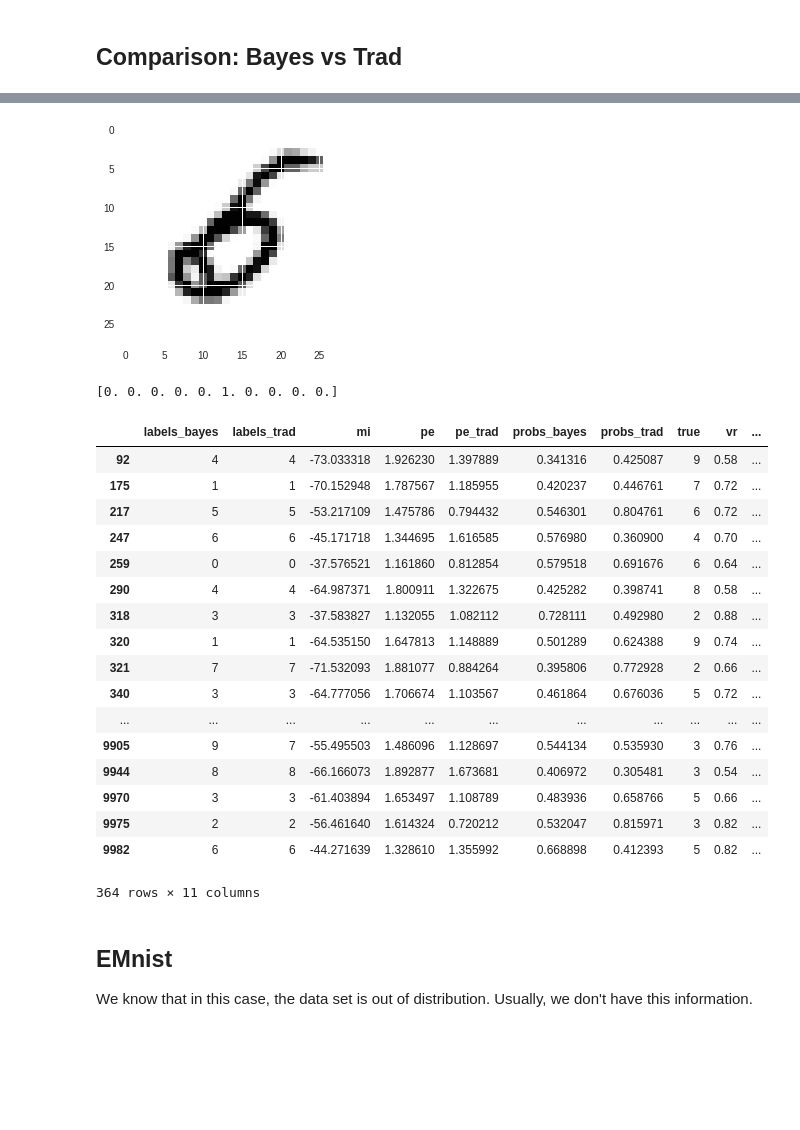
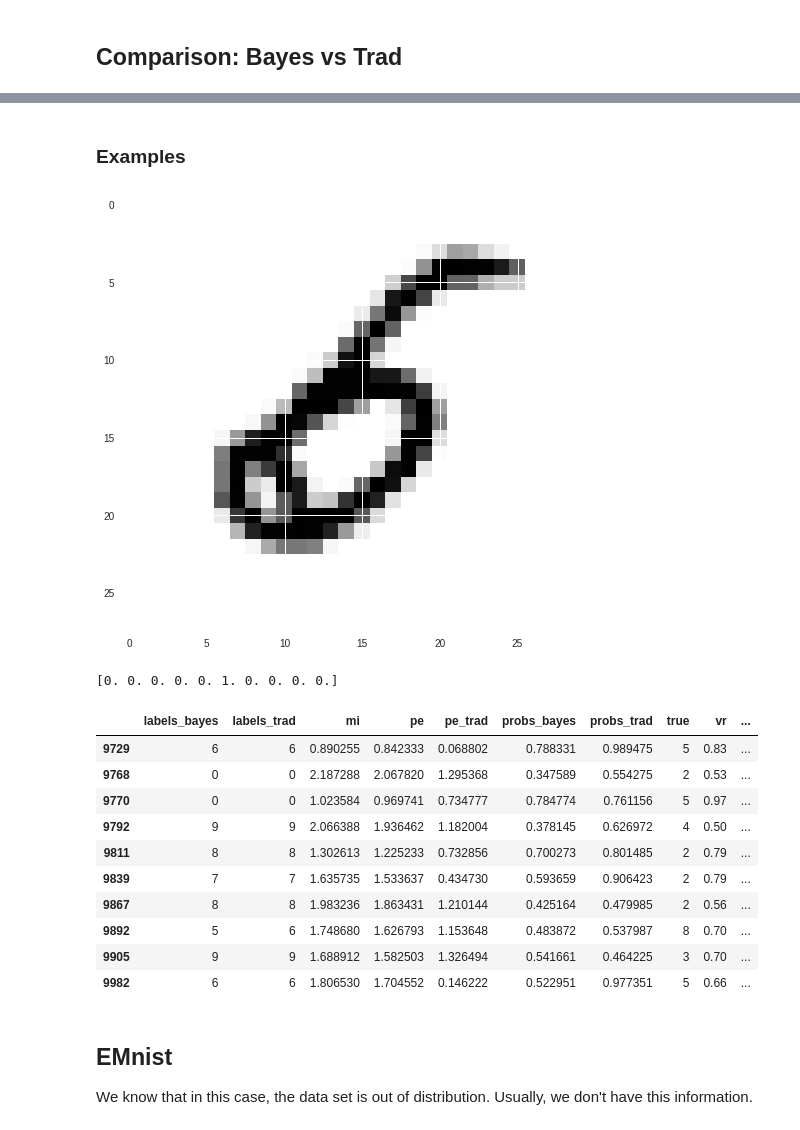
Before and after one commit to philarnold4242/test_Python, a Jupyter notebook: Bayesian_DL_ConvNet_Mnist.ipynb, the cells around one changed output, grey strips where cells are left out. Saved outputs shown, nothing was run; the diff lists cells and outputs as text; code cells hidden in the pictures; blank space fills up the shorter version.

```diff
--- a/Bayesian_DL_ConvNet_Mnist.ipynb
+++ b/Bayesian_DL_ConvNet_Mnist.ipynb
@@ -4,8 +4,8 @@
 # Chapter 4 - Convolutional Neural Nets<br>
 https://www.tensorflow.org/tutorials/deep_cnn
 # %%
-N = 50 # Number of samples for forward pass
-Ntrain_steps = 500
+N = 100 # Number of samples for forward pass
+Ntrain_steps = 2000
 bayesian_keep_prob = 0.8
 # %%
 from google.colab import drive
@@ -88,9 +88,9 @@ def mut_inf(x):
         # Calculate conditional entropy
         p = x[:,n,:] + pc
         logp = np.log(p)
-        ce = np.sum(np.multiply(p,logp))
+        ce = np.mean(np.multiply(p,logp))
 
-        mis[n] = 1/T * pe + ce
+        mis[n] = pe - ce
 
     return mis
 # %% [markdown]
@@ -439,10 +479,12 @@ df.head()
 # %%
+plt.rcParams["figure.figsize"] = (8,8)
+
 def abline(slope, intercept):
     """Plot a line from slope and intercept"""
     axes = plt.gca()
     x_vals = np.array(axes.get_xlim())
     y_vals = intercept + slope * x_vals
-    plt.plot(x_vals, y_vals, '--', color = "red")
+    plt.plot(x_vals, y_vals, '--', color = "black")
 
 # Best guess
 # Traditional approach is much more confidennt than Bayesian approach
@@ -451,5 +493,7 @@ ax.set_xlim(0.2, 1)
 ax.set_ylim(0.2, 1)
 ax.set_xlabel("Softmax point estimate for probability")
 ax.set_ylabel("Bayesian point estimate for probability")
+plt.title("All predictions")
+
 abline(1, 0)
 # %% [output]
@@ -531,0 +595,9 @@ Text(0,0.5,'Fraction >= x')
+# %%
+plt.rcParams["figure.figsize"] = (8,8)
+si = 3
+plt.scatter(uncer_bayes_correct.index, uncer_bayes_correct, color="green", s=si)
+plt.scatter(uncer_bayes_wrong.index, uncer_bayes_wrong, color="red", s=si)
+plt.title("Mutual Information: Bayes")
+plt.xlabel("x: Mutual Information")
+plt.ylabel("Fraction >= x")
+plt.axvline(0.78)
@@ -532,31 +607,27 @@ Text(0,0.5,'Fraction >= x')
+# %% [markdown]
+### Examples
 # %%
 k = 9729
-# 9729	6	6	-36.121928	0.768686	0.829598	0.995529	5	0.82	False	False
+# 9729	6	6	mi=0.82	pe=0.79	pe_trad=0.003	prob_b=0.83	prob_t=0.99	ref=5	vr=0.82
+
 plt.imshow(mnist.test.images[k].reshape(28,28))
 plt.show()
 print(mnist.test.labels[k])
-df_both_wrong
+df_both_wrong.tail(n=10)
 # %% [output]
-[figure, old version]
+[figure, new version]
 [0. 0. 0. 0. 0. 1. 0. 0. 0. 0.]
 |  | labels_bayes | labels_trad | mi | pe | pe_trad | probs_bayes | probs_trad | true | vr | ... |
-| 92 | 4 | 4 | -73.033318 | 1.926230 | 1.397889 | 0.341316 | 0.425087 | 9 | 0.58 | ... |
-| 175 | 1 | 1 | -70.152948 | 1.787567 | 1.185955 | 0.420237 | 0.446761 | 7 | 0.72 | ... |
-| 217 | 5 | 5 | -53.217109 | 1.475786 | 0.794432 | 0.546301 | 0.804761 | 6 | 0.72 | ... |
-| 247 | 6 | 6 | -45.171718 | 1.344695 | 1.616585 | 0.576980 | 0.360900 | 4 | 0.70 | ... |
-| 259 | 0 | 0 | -37.576521 | 1.161860 | 0.812854 | 0.579518 | 0.691676 | 6 | 0.64 | ... |
-| 290 | 4 | 4 | -64.987371 | 1.800911 | 1.322675 | 0.425282 | 0.398741 | 8 | 0.58 | ... |
-| 318 | 3 | 3 | -37.583827 | 1.132055 | 1.082112 | 0.728111 | 0.492980 | 2 | 0.88 | ... |
-| 320 | 1 | 1 | -64.535150 | 1.647813 | 1.148889 | 0.501289 | 0.624388 | 9 | 0.74 | ... |
-| 321 | 7 | 7 | -71.532093 | 1.881077 | 0.884264 | 0.395806 | 0.772928 | 2 | 0.66 | ... |
-| 340 | 3 | 3 | -64.777056 | 1.706674 | 1.103567 | 0.461864 | 0.676036 | 5 | 0.72 | ... |
-| ... | ... | ... | ... | ... | ... | ... | ... | ... | ... | ... |
-| 9905 | 9 | 7 | -55.495503 | 1.486096 | 1.128697 | 0.544134 | 0.535930 | 3 | 0.76 | ... |
-| 9944 | 8 | 8 | -66.166073 | 1.892877 | 1.673681 | 0.406972 | 0.305481 | 3 | 0.54 | ... |
-| 9970 | 3 | 3 | -61.403894 | 1.653497 | 1.108789 | 0.483936 | 0.658766 | 5 | 0.66 | ... |
-| 9975 | 2 | 2 | -56.461640 | 1.614324 | 0.720212 | 0.532047 | 0.815971 | 3 | 0.82 | ... |
-| 9982 | 6 | 6 | -44.271639 | 1.328610 | 1.355992 | 0.668898 | 0.412393 | 5 | 0.82 | ... |
+| 9729 | 6 | 6 | 0.890255 | 0.842333 | 0.068802 | 0.788331 | 0.989475 | 5 | 0.83 | ... |
+| 9768 | 0 | 0 | 2.187288 | 2.067820 | 1.295368 | 0.347589 | 0.554275 | 2 | 0.53 | ... |
+| 9770 | 0 | 0 | 1.023584 | 0.969741 | 0.734777 | 0.784774 | 0.761156 | 5 | 0.97 | ... |
+| 9792 | 9 | 9 | 2.066388 | 1.936462 | 1.182004 | 0.378145 | 0.626972 | 4 | 0.50 | ... |
+| 9811 | 8 | 8 | 1.302613 | 1.225233 | 0.732856 | 0.700273 | 0.801485 | 2 | 0.79 | ... |
+| 9839 | 7 | 7 | 1.635735 | 1.533637 | 0.434730 | 0.593659 | 0.906423 | 2 | 0.79 | ... |
+| 9867 | 8 | 8 | 1.983236 | 1.863431 | 1.210144 | 0.425164 | 0.479985 | 2 | 0.56 | ... |
+| 9892 | 5 | 6 | 1.748680 | 1.626793 | 1.153648 | 0.483872 | 0.537987 | 8 | 0.70 | ... |
+| 9905 | 9 | 9 | 1.688912 | 1.582503 | 1.326494 | 0.541661 | 0.464225 | 3 | 0.70 | ... |
+| 9982 | 6 | 6 | 1.806530 | 1.704552 | 0.146222 | 0.522951 | 0.977351 | 5 | 0.66 | ... |
-364 rows × 11 columns
 # %% [markdown]
 ## EMnist
 We know that in this case, the data set is out of distribution. Usually, we don't have this information.
```
Also changed, not shown: parts of 39 cells of this notebook.
